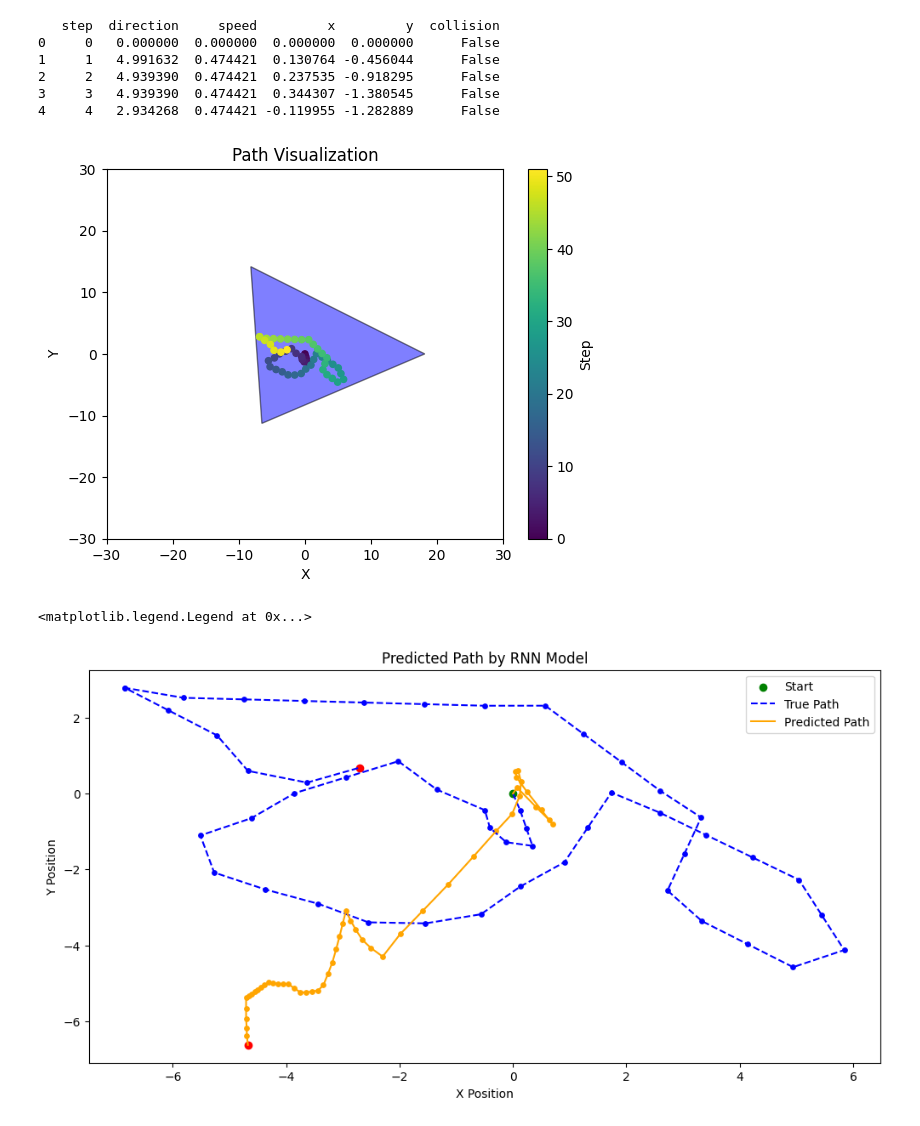
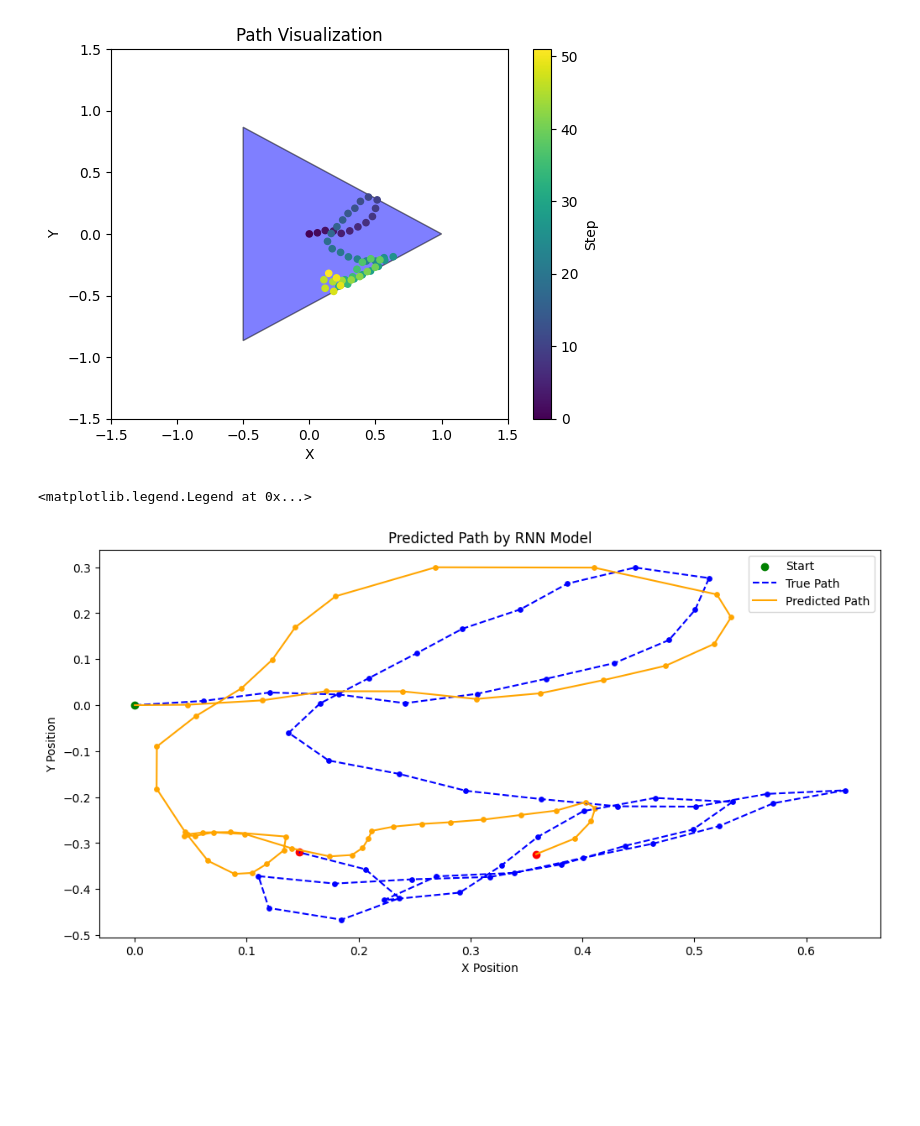
Before and after one commit to GAtemROU/rnn-path-integration, a Jupyter notebook: model_training_tester.ipynb, the cells around one changed output. Drawn from its saved outputs; the diff is of its cells as text; code cells hidden in the pictures; blank space fills up the shorter version.

Commit message:
fix: data generation improved, paths are more realistic

```diff
--- a/model_training_tester.ipynb
+++ b/model_training_tester.ipynb
@@ -9,17 +9,15 @@ from data_generation.Agent import Agent
 import matplotlib.pyplot as plt
 import pickle
 # %%
-
-
-
 data = pd.read_csv("data/data_sample.csv")
 data.rename(columns={'angle': 'direction'}, inplace=True)
 
 dataset = NavigationDataset(data)
 dataloader = dataset.get_dataloader(batch_size=64, shuffle=True)
 dataloader_iter = iter(dataloader)
+with open("models/rnn_model.pkl", "rb") as f:
+    model = pickle.load(f)
 batch = next(dataloader_iter)
-model = RNNModel()
 trainer = RNNTrainer(model, device="cuda" if torch.cuda.is_available() else "cpu")
 trainer.train(dataloader, n_epochs=1000, verbose=True)
 # %%
@@ -30,13 +28,13 @@ with open("models/rnn_model.pkl", "wb") as f:
 with open("models/rnn_model.pkl", "rb") as f:
     model = pickle.load(f)
 
-env = Environment(3, 10, 20)
+env = Environment(3, 1, 1)
 agent = Agent(env)
 for _ in range(51):
     agent.step(1)
 
 path = agent.get_data()
-print(path.head())
+# print(path.head())
 path['run_id'] = 0
 data = NavigationDataset(path)
 dataloader = data.get_dataloader(batch_size=1)
@@ -46,39 +44,33 @@ dataloader = data.get_dataloader(batch_size=1)
 model.eval()
 outputs = []
 with torch.no_grad():
     for batch in dataloader:
         X, Y, lengths, run_ids = batch
         X = X[0]
         Y = Y[0]
         lengths = lengths[0]
         activations, outputs = model(X, lengths)
         break
 
 
 agent.visualize_path()
 # visualize the true path and predicted path
 
 pred_path = outputs.numpy()
 true_path = Y.numpy()
 plt.figure(figsize=(12, 6))
 plt.scatter(pred_path[0, 0], pred_path[0, 1], color='green', label='Start')
 plt.plot(true_path[:, 0], true_path[:, 1], label='True Path', color='blue', linestyle='--')
 plt.scatter(true_path[1:, 0], true_path[1:, 1], color='blue', s=15)
 plt.plot(pred_path[:, 0], pred_path[:, 1], label='Predicted Path', color='orange')
 plt.scatter(pred_path[1:, 0], pred_path[1:, 1], color='orange', s=15)
 plt.scatter(pred_path[-1, 0], pred_path[-1, 1], color='red')
 plt.scatter(true_path[-1, 0], true_path[-1, 1], color='red')
 plt.title('Predicted Path by RNN Model')
 plt.xlabel('X Position')
 plt.ylabel('Y Position')
 plt.legend()
 # %% [output]
+[figure, new version]
-   step  direction     speed         x         y  collision
-0     0   0.000000  0.000000  0.000000  0.000000      False
-1     1   4.991632  0.474421  0.130764 -0.456044      False
-2     2   4.939390  0.474421  0.237535 -0.918295      False
-3     3   4.939390  0.474421  0.344307 -1.380545      False
-4     4   2.934268  0.474421 -0.119955 -1.282889      False
+<matplotlib.legend.Legend at 0x...>
-[figure, old version]
-<matplotlib.legend.Legend at 0x...>
-[figure, old version]
+[figure, new version]
```
Also changed, not shown: 5 other files.
